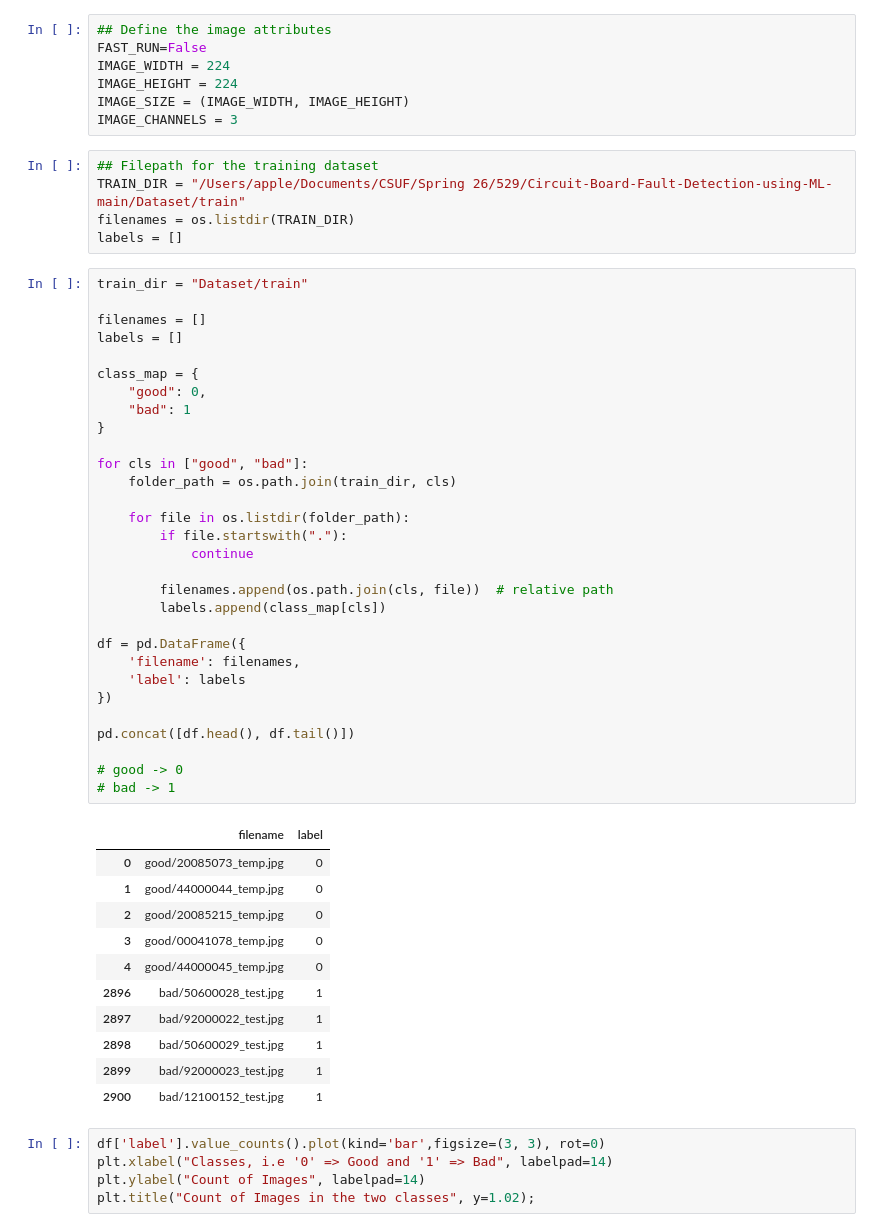
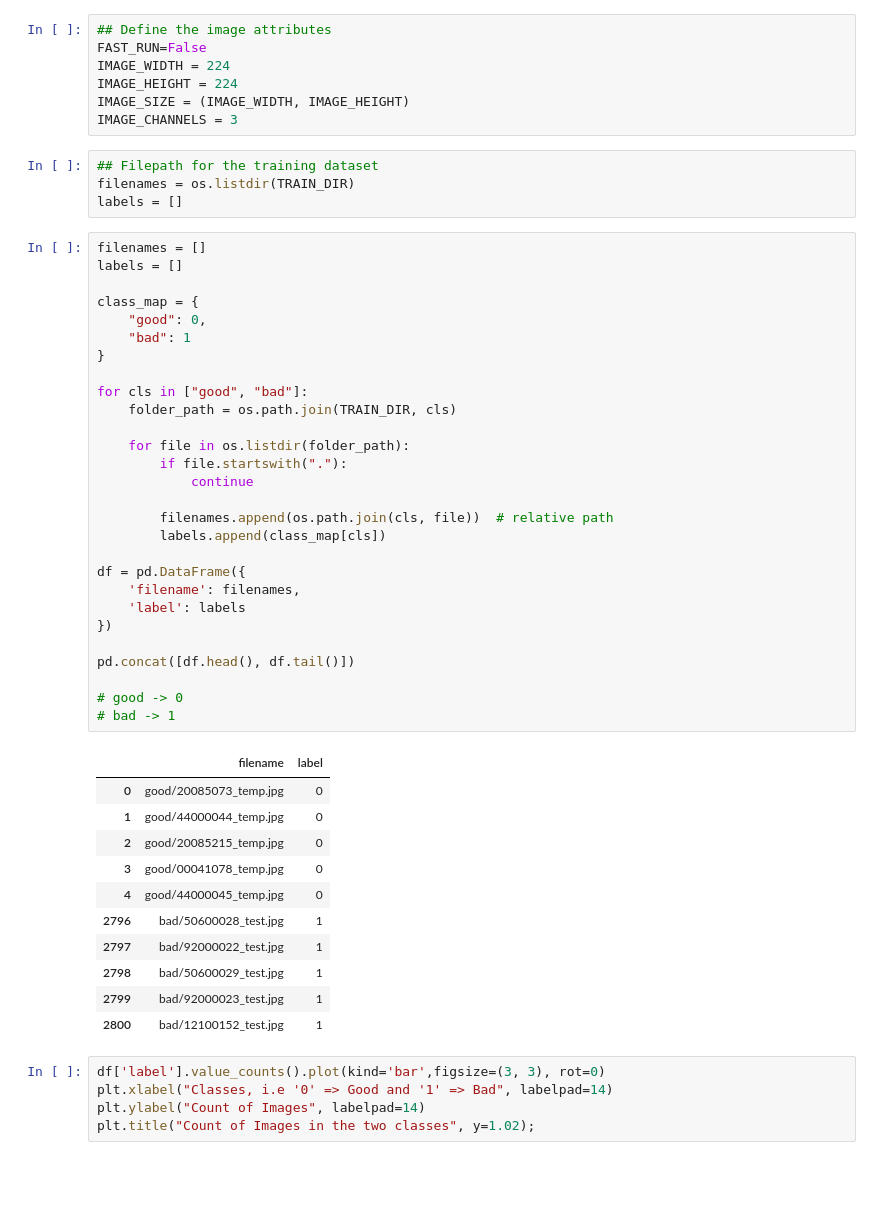
Before and after one commit to MuddyHope/PCB-Fault-Detector, a Jupyter notebook: main.ipynb, the cells around one changed output. Cells and saved outputs as stored; diff of their text form; blank space fills up the shorter version.

```diff
--- a/main.ipynb
+++ b/main.ipynb
@@ -87,51 +98,48 @@ IMAGE_SIZE = (IMAGE_WIDTH, IMAGE_HEIGHT)
 IMAGE_CHANNELS = 3
 # %%
 ## Filepath for the training dataset
-TRAIN_DIR = "/Users/apple/Documents/CSUF/Spring 26/529/Circuit-Board-Fault-Detection-using-ML-main/Dataset/train"
 filenames = os.listdir(TRAIN_DIR)
 labels = []
 # %%
-train_dir = "Dataset/train"
-
 filenames = []
 labels = []
 
 class_map = {
     "good": 0,
     "bad": 1
 }
 
 for cls in ["good", "bad"]:
-    folder_path = os.path.join(train_dir, cls)
+    folder_path = os.path.join(TRAIN_DIR, cls)
 
     for file in os.listdir(folder_path):
         if file.startswith("."):
             continue
 
         filenames.append(os.path.join(cls, file))  # relative path
         labels.append(class_map[cls])
 
 df = pd.DataFrame({
     'filename': filenames,
     'label': labels
 })
 
 pd.concat([df.head(), df.tail()])
 
 # good -> 0
 # bad -> 1
 # %% [output]
 |  | filename | label |
 | 0 | good/20085073_temp.jpg | 0 |
 | 1 | good/44000044_temp.jpg | 0 |
 | 2 | good/20085215_temp.jpg | 0 |
 | 3 | good/00041078_temp.jpg | 0 |
 | 4 | good/44000045_temp.jpg | 0 |
-| 2896 | bad/50600028_test.jpg | 1 |
-| 2897 | bad/92000022_test.jpg | 1 |
-| 2898 | bad/50600029_test.jpg | 1 |
-| 2899 | bad/92000023_test.jpg | 1 |
-| 2900 | bad/12100152_test.jpg | 1 |
+| 2796 | bad/50600028_test.jpg | 1 |
+| 2797 | bad/92000022_test.jpg | 1 |
+| 2798 | bad/50600029_test.jpg | 1 |
+| 2799 | bad/92000023_test.jpg | 1 |
+| 2800 | bad/12100152_test.jpg | 1 |
 # %%
 df['label'].value_counts().plot(kind='bar',figsize=(3, 3), rot=0)
 plt.xlabel("Classes, i.e '0' => Good and '1' => Bad", labelpad=14)
```
Also changed, not shown: parts of 11 cells of this notebook, 4 other files.
